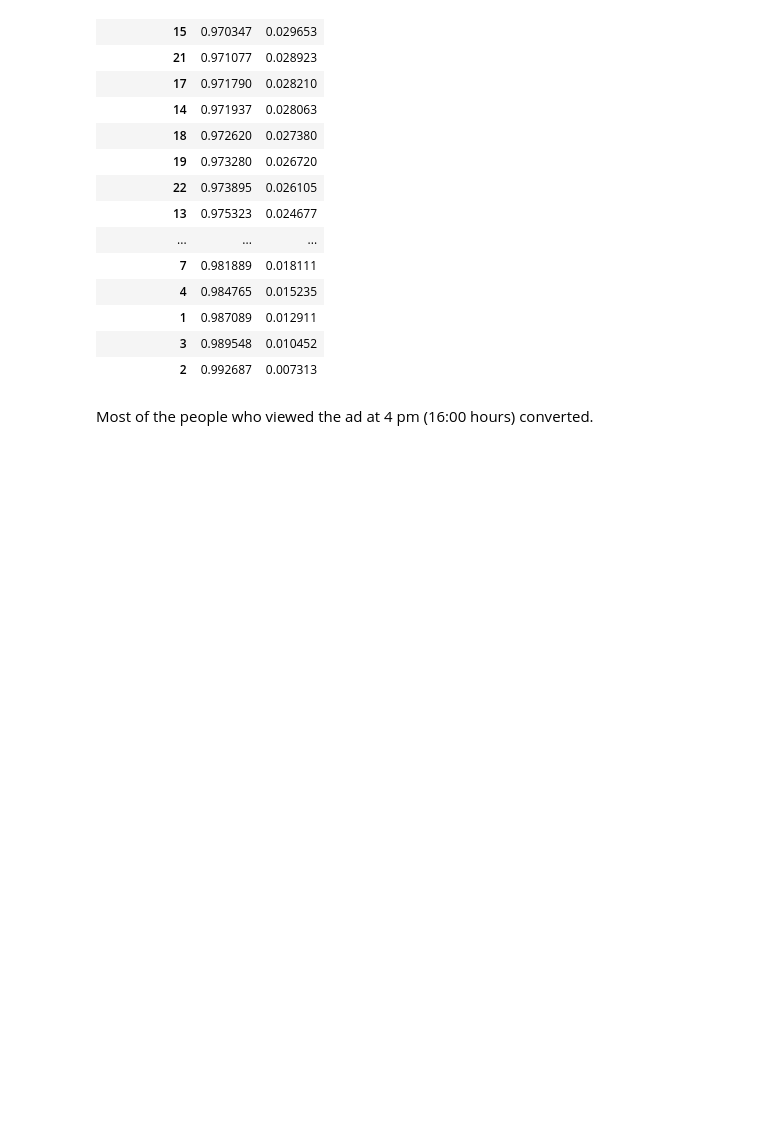
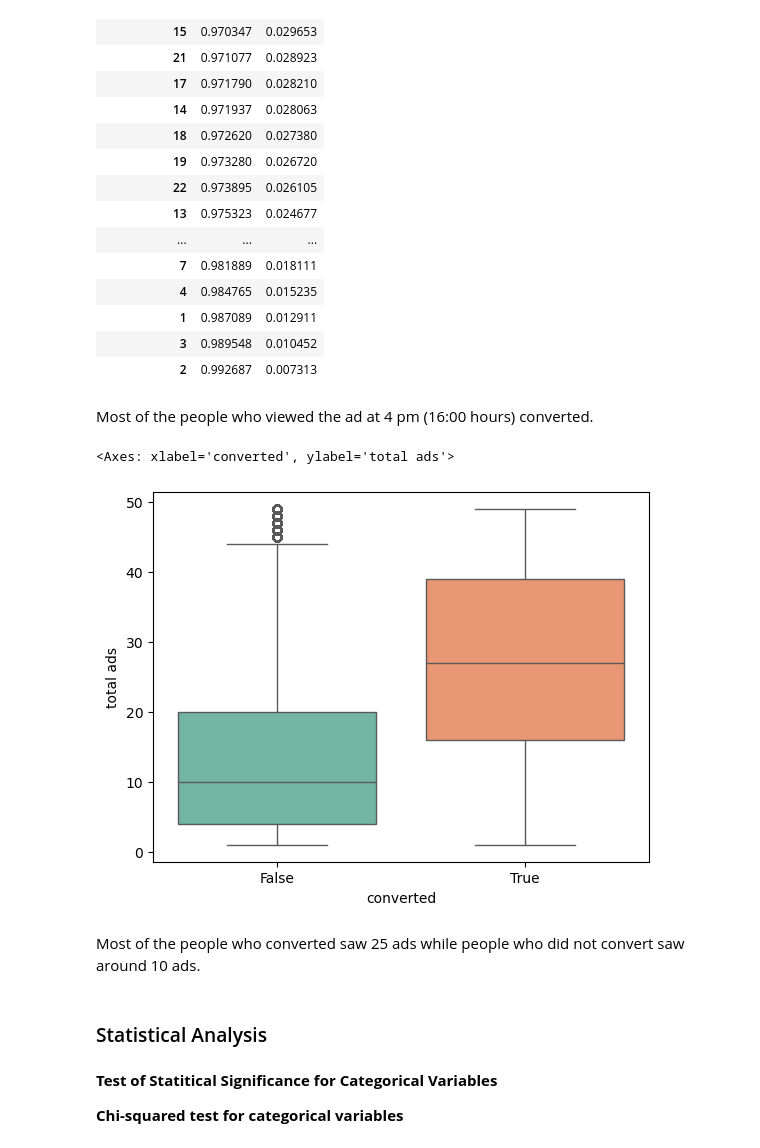
Before and after one commit to Eva088/A-B-Testing, a Jupyter notebook: Marketing.ipynb, the cells around one changed output. Drawn from its saved outputs; the diff is of its cells as text; code cells hidden in the pictures; blank space fills up the shorter version.

Commit message:
Statistical Analysis and Interpretation

```diff
--- a/Marketing.ipynb
+++ b/Marketing.ipynb
@@ -267,3 +267,18 @@ ct_conversion_hour
 | 2 | 0.992687 | 0.007313 |
 # %% [markdown]
 Most of the people who viewed the ad at 4 pm (16:00 hours) converted.
+# %%
+#Analysis of 'converted' vs 'total ads'
+
+sns.boxplot(x = 'converted', y = 'total ads', data = df[df['total ads']<50], palette = 'Set2')
+# %% [output]
+<Axes: xlabel='converted', ylabel='total ads'>
+[figure, added]
+# %% [markdown]
+Most of the people who converted saw 25 ads while people who did not convert saw around 10 ads.
+# %% [markdown]
+### Statistical Analysis
+# %% [markdown]
+**Test of Statitical Significance for Categorical Variables**
+
+ **Chi-squared test for categorical variables**
```
Also changed, not shown: parts of 7 cells of this notebook.
